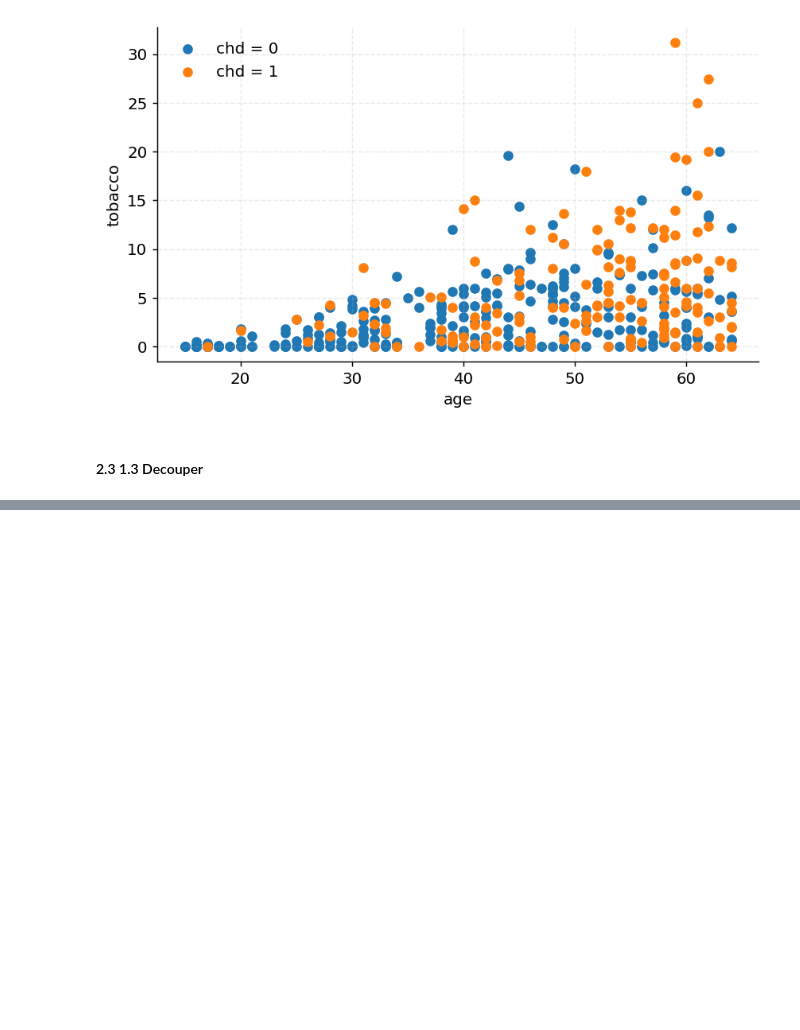
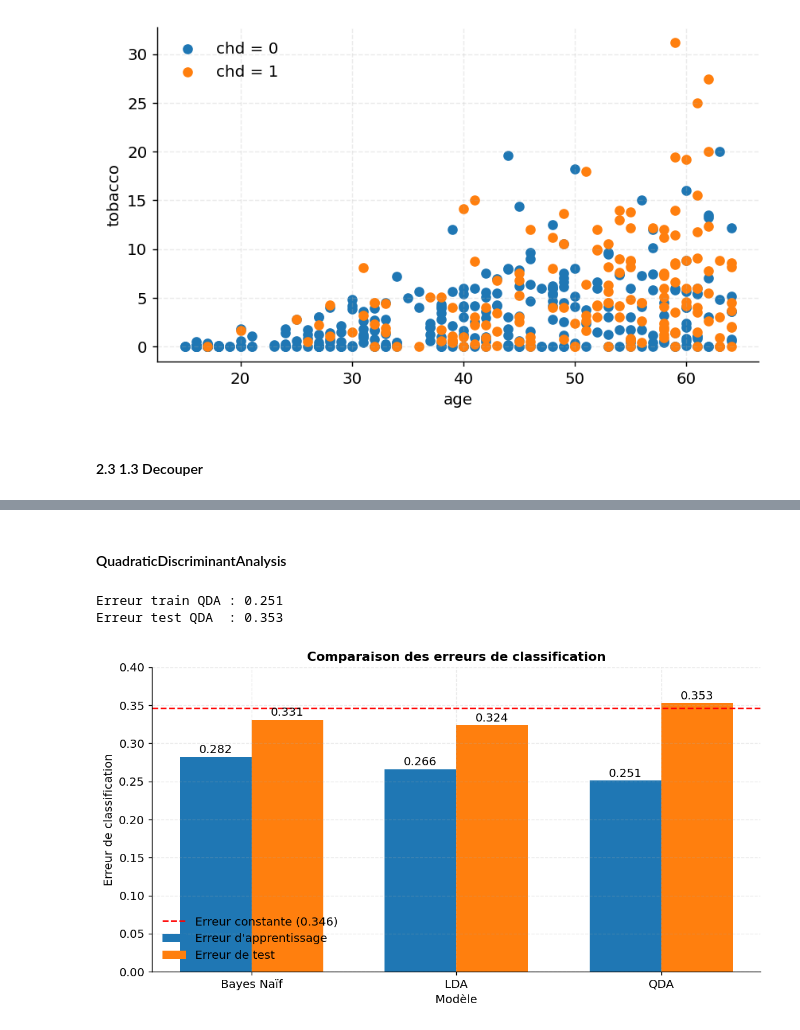
Before and after one commit to ndhviet/Machine_learning_IA_fiable, a Jupyter notebook: tp1.ipynb, the cells around one changed output, grey strips where cells are left out. Drawn from its saved outputs; the diff is of its cells as text; code cells hidden in the pictures; blank space fills up the shorter version.

```diff
--- a/tp1.ipynb
+++ b/tp1.ipynb
@@ -261,0 +391,71 @@ class BayesNaifGaussien:
+# %% [markdown]
+#### QuadraticDiscriminantAnalysis
+# %%
+from sklearn.discriminant_analysis import QuadraticDiscriminantAnalysis
+qda = QuadraticDiscriminantAnalysis()
+qda.fit(X_train, y_train)
+
+# Predictions
+y_train_pred_qda = qda.predict(X_train)
+y_test_pred_qda = qda.predict(X_test)
+
+# Comparaison des erreurs
+print(f"Erreur train QDA : {np.mean(y_train_pred_qda != y_train):.3f}")
+print(f"Erreur test QDA  : {np.mean(y_test_pred_qda != y_test):.3f}")
+# %% [output]
+Erreur train QDA : 0.251
+Erreur test QDA  : 0.353
+# %%
+modeles = ["Bayes Naïf", "LDA", "QDA"]
+
+erreur_train = [0.282, 0.266, 0.251]
+erreur_test = [0.331, 0.324, 0.353]
+erreur_constante = 0.346
+
+x = np.arange(len(modeles))
+largeur = 0.35
+
+# Création de la figure
+fig, ax = plt.subplots(figsize=(9, 5))
+
+# Barres train et test
+bar_train = ax.bar(x - largeur/2,erreur_train,largeur,label="Erreur d'apprentissage")
+
+bar_test = ax.bar(x + largeur/2,erreur_test,largeur,label="Erreur de test")
+
+# Ligne de référence : classifieur constant
+ax.axhline(erreur_constante,color="red",linestyle="--",label="Erreur constante (0.346)")
+
+# Valeurs au-dessus des barres
+for bar in bar_train:
+    ax.text(
+        bar.get_x() + bar.get_width()/2,
+        bar.get_height() + 0.005,
+        f"{bar.get_height():.3f}",
+        ha="center"
+    )
+
+for bar in bar_test:
+    ax.text(
+        bar.get_x() + bar.get_width()/2,
+        bar.get_height() + 0.005,
+        f"{bar.get_height():.3f}",
+        ha="center"
+    )
+
+# Mise en forme
+ax.set_ylabel("Erreur de classification")
+ax.set_xlabel("Modèle")
+ax.set_title("Comparaison des erreurs de classification")
+
+ax.set_xticks(x)
+ax.set_xticklabels(modeles)
+
+ax.set_ylim(0, 0.40)
+
+ax.legend()
+
+plt.tight_layout()
+plt.show()
+# %% [output]
+[figure, added]
```
Also changed, not shown: parts of 21 cells of this notebook, 1 other file.
